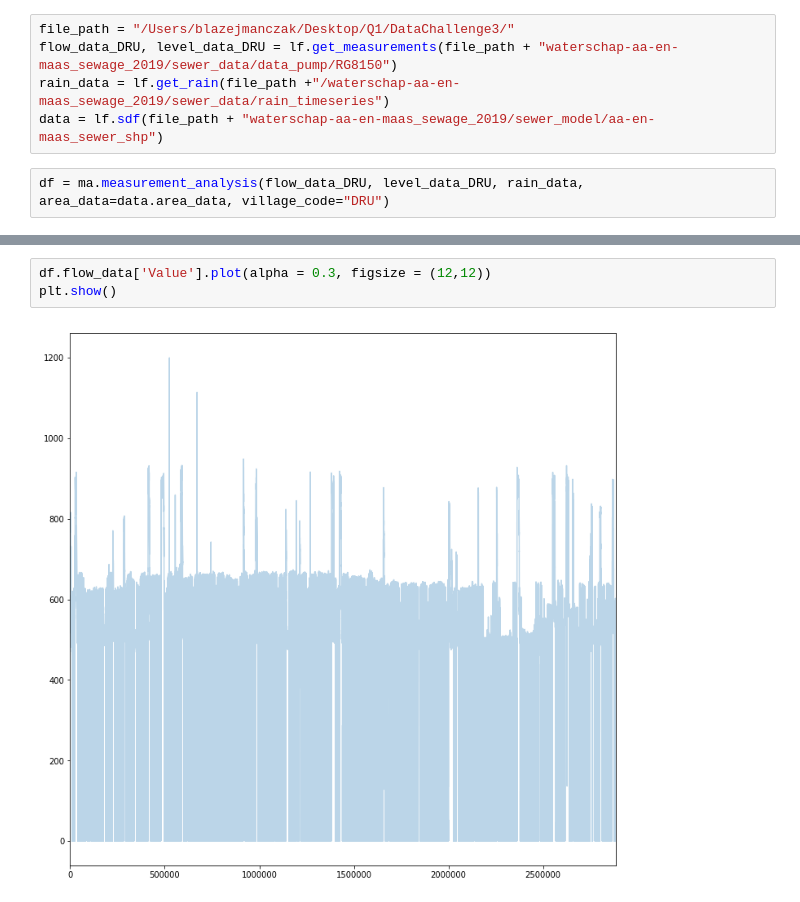
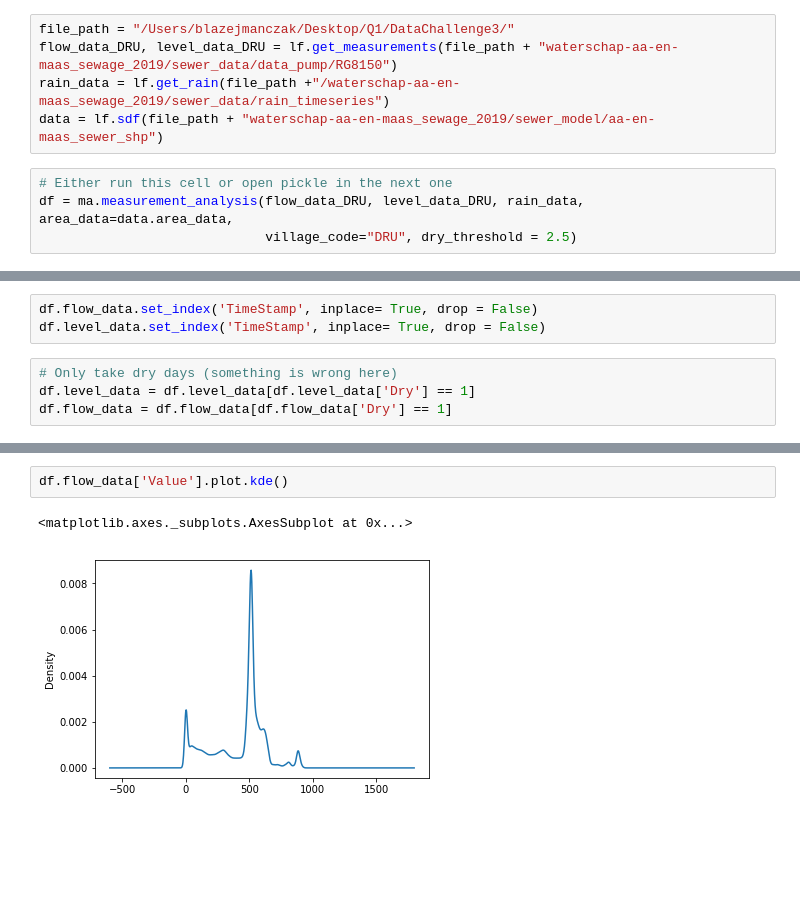
Before and after one commit to JalkapalloX/JBG060-Data-Challenge-3, a Jupyter notebook: Utility/inflow_sewer_system.ipynb, the cells around one changed output, grey strips where cells are left out. Drawn from its saved outputs; the diff is of its cells as text; blank space fills up the shorter version.

Commit message:
Worked on inflow into the sewage. Updated measurment analysis to include 'Dry' column.

```diff
--- a/Utility/inflow_sewer_system.ipynb
+++ b/Utility/inflow_sewer_system.ipynb
@@ -17,4 +19,6 @@ flow_data_DRU, level_data_DRU = lf.get_measurements(file_path + "waterschap-aa-e
 rain_data = lf.get_rain(file_path +"/waterschap-aa-en-maas_sewage_2019/sewer_data/rain_timeseries")
 data = lf.sdf(file_path + "waterschap-aa-en-maas_sewage_2019/sewer_model/aa-en-maas_sewer_shp")
 # %%
-df = ma.measurement_analysis(flow_data_DRU, level_data_DRU, rain_data, area_data=data.area_data, village_code="DRU")
+# Either run this cell or open pickle in the next one
+df = ma.measurement_analysis(flow_data_DRU, level_data_DRU, rain_data, area_data=data.area_data,
+                             village_code="DRU", dry_threshold = 2.5)
@@ -24,0 +35,7 @@ AttributeError: 'measurement_analysis' object has no attribute 'filter_dry'
+# %%
+df.flow_data.set_index('TimeStamp', inplace= True, drop = False)
+df.level_data.set_index('TimeStamp', inplace= True, drop = False)
+# %%
+# Only take dry days (something is wrong here)
+df.level_data = df.level_data[df.level_data['Dry'] == 1]
+df.flow_data = df.flow_data[df.flow_data['Dry'] == 1]
@@ -37,6 +58,6 @@ Name: TimeSpan, dtype: float64
 # %%
-df.flow_data['Value'].plot(alpha = 0.3, figsize = (12,12))
-plt.show()
+df.flow_data['Value'].plot.kde()
 # %% [output]
+<matplotlib.axes._subplots.AxesSubplot at 0x...>
-[figure, old version]
+[figure, new version]
 # %%
```
Also changed, not shown: parts of 19 cells of this notebook, 1 other file.
